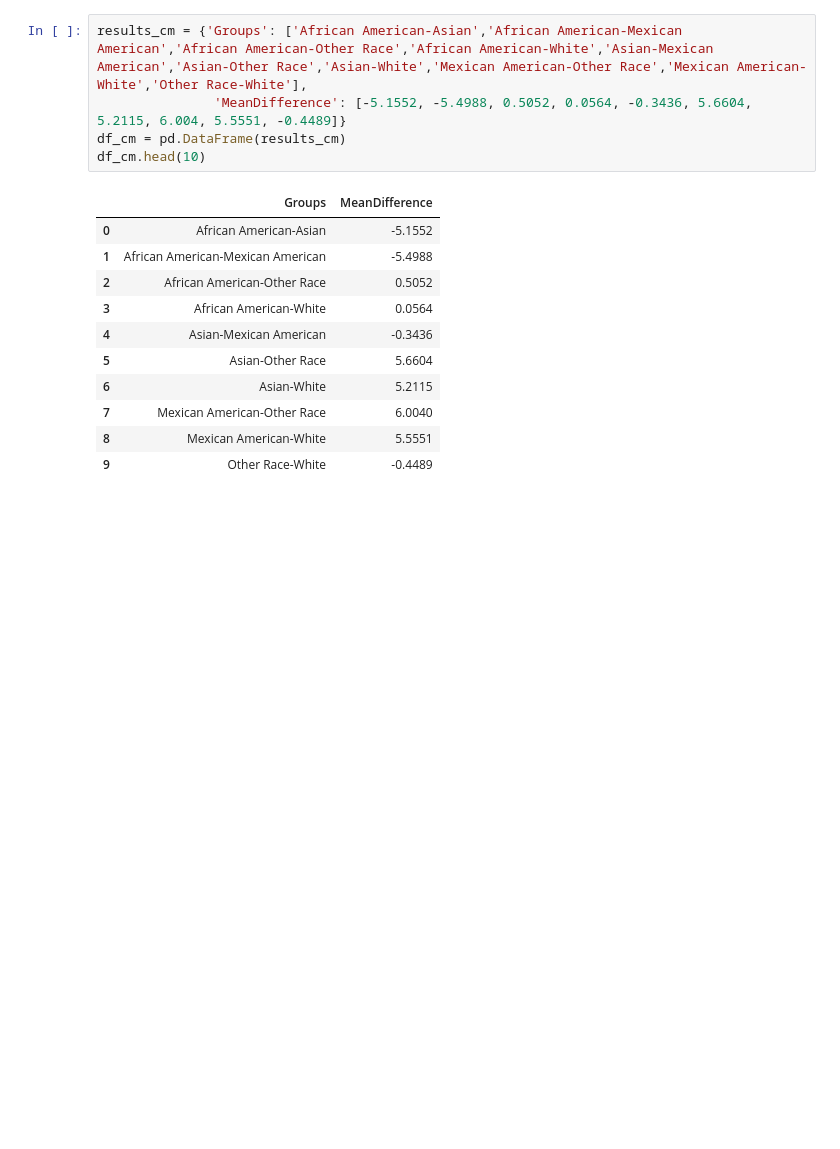
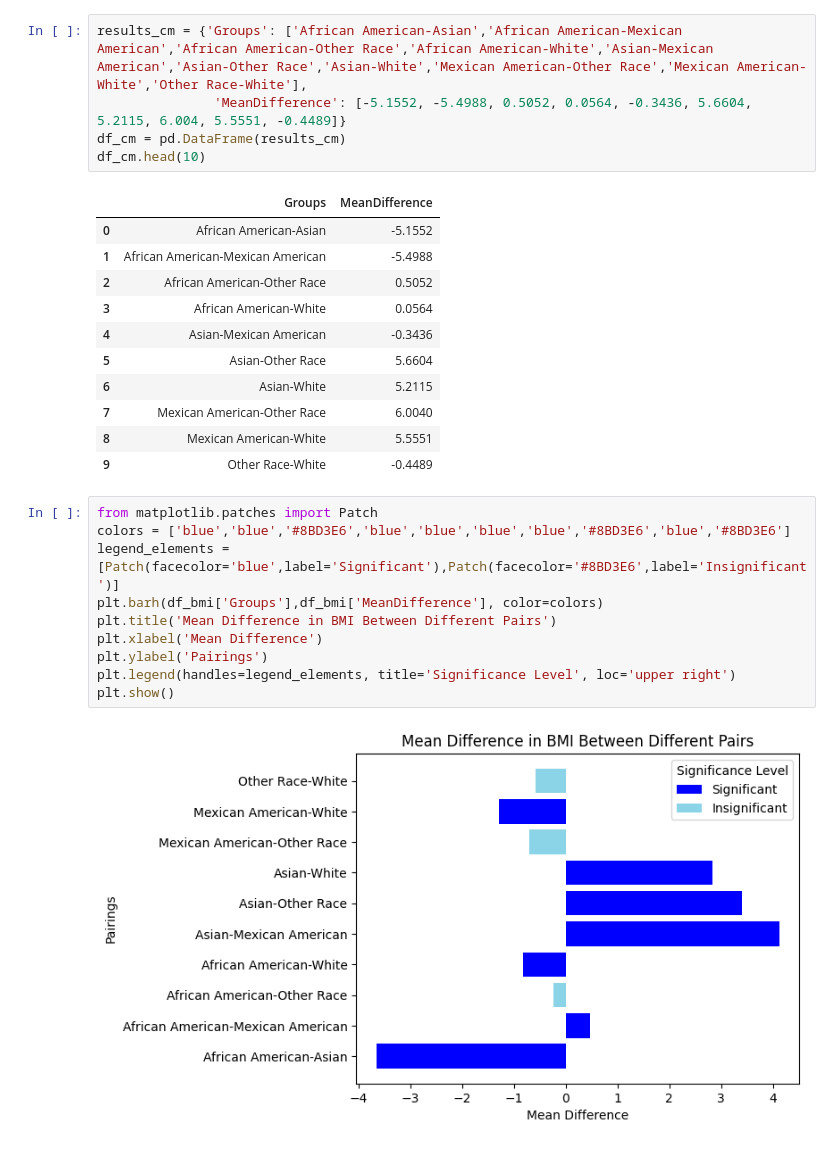
Before and after one commit to aleks111sh/data-science-healthcare-AH, a Jupyter notebook: Data_Science_Healthcare_Dataset.ipynb, the cells around one changed output. Drawn from its saved outputs; the diff is of its cells as text; blank space fills up the shorter version.

```diff
--- a/Data_Science_Healthcare_Dataset.ipynb
+++ b/Data_Science_Healthcare_Dataset.ipynb
@@ -495,3 +495,15 @@ df_cm.head(10)
 | 7 | Mexican American-Other Race | 6.0040 |
 | 8 | Mexican American-White | 5.5551 |
 | 9 | Other Race-White | -0.4489 |
+# %%
+from matplotlib.patches import Patch
+colors = ['blue','blue','#8BD3E6','blue','blue','blue','blue','#8BD3E6','blue','#8BD3E6']
+legend_elements = [Patch(facecolor='blue',label='Significant'),Patch(facecolor='#8BD3E6',label='Insignificant')]
+plt.barh(df_bmi['Groups'],df_bmi['MeanDifference'], color=colors)
+plt.title('Mean Difference in BMI Between Different Pairs')
+plt.xlabel('Mean Difference')
+plt.ylabel('Pairings')
+plt.legend(handles=legend_elements, title='Significance Level', loc='upper right')
+plt.show()
+# %% [output]
+[figure, added]
```
Also changed, not shown: parts of 4 cells of this notebook.
